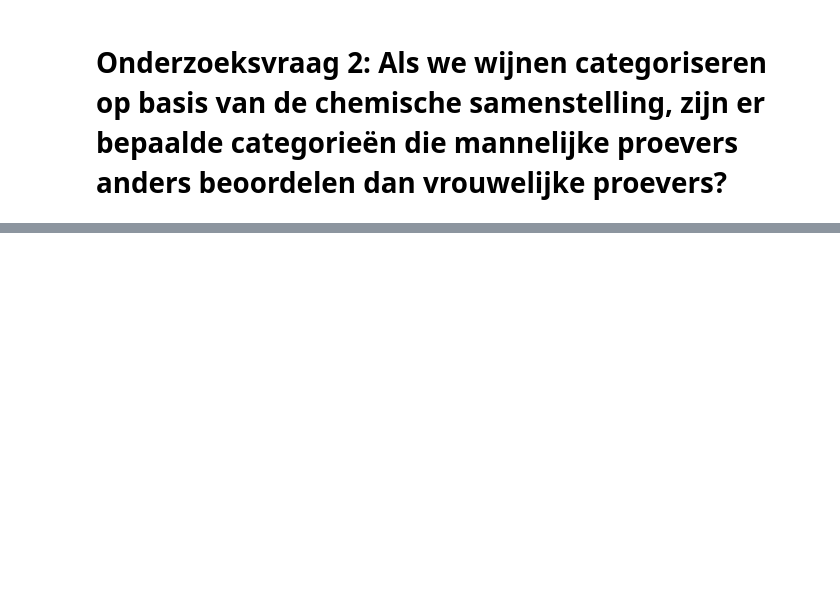
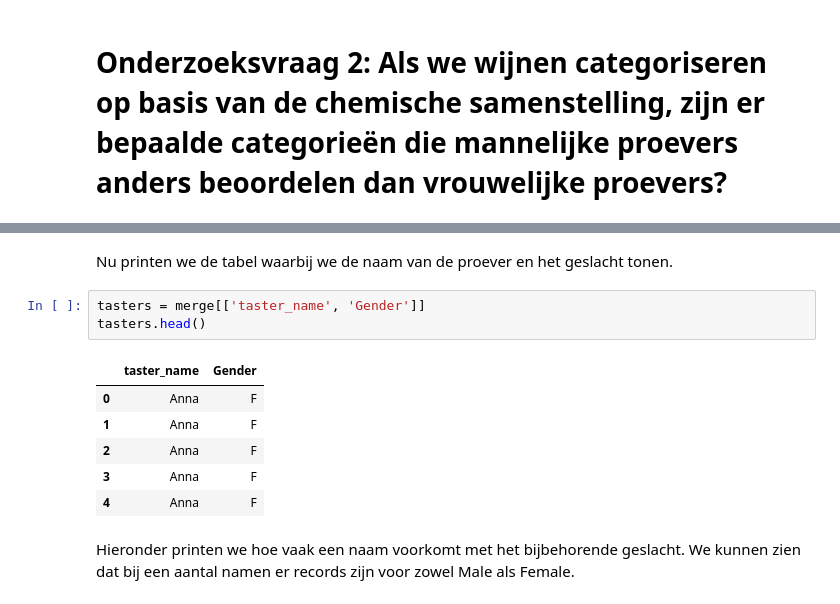
Before and after one commit to darkraisisi/cm_wine, a Jupyter notebook: Computional Modelling Wine Casus.ipynb, the cells around one changed output, grey strips where cells are left out. Drawn from its saved outputs; the diff is of its cells as text; blank space fills up the shorter version.

```diff
--- a/Computional Modelling Wine Casus.ipynb
+++ b/Computional Modelling Wine Casus.ipynb
@@ -380,0 +372,14 @@ merge[['taster_name', 'Gender']]
+# %% [markdown]
+Nu printen we de tabel waarbij we de naam van de proever en het geslacht tonen.
+# %%
+tasters = merge[['taster_name', 'Gender']]
+tasters.head()
+# %% [output]
+|  | taster_name | Gender |
+| 0 | Anna | F |
+| 1 | Anna | F |
+| 2 | Anna | F |
+| 3 | Anna | F |
+| 4 | Anna | F |
+# %% [markdown]
+Hieronder printen we hoe vaak een naam voorkomt met het bijbehorende geslacht. We kunnen zien dat bij een aantal namen er records zijn voor zowel Male als Female.
```
Also changed, not shown: parts of 14 cells of this notebook, 1 other file.
